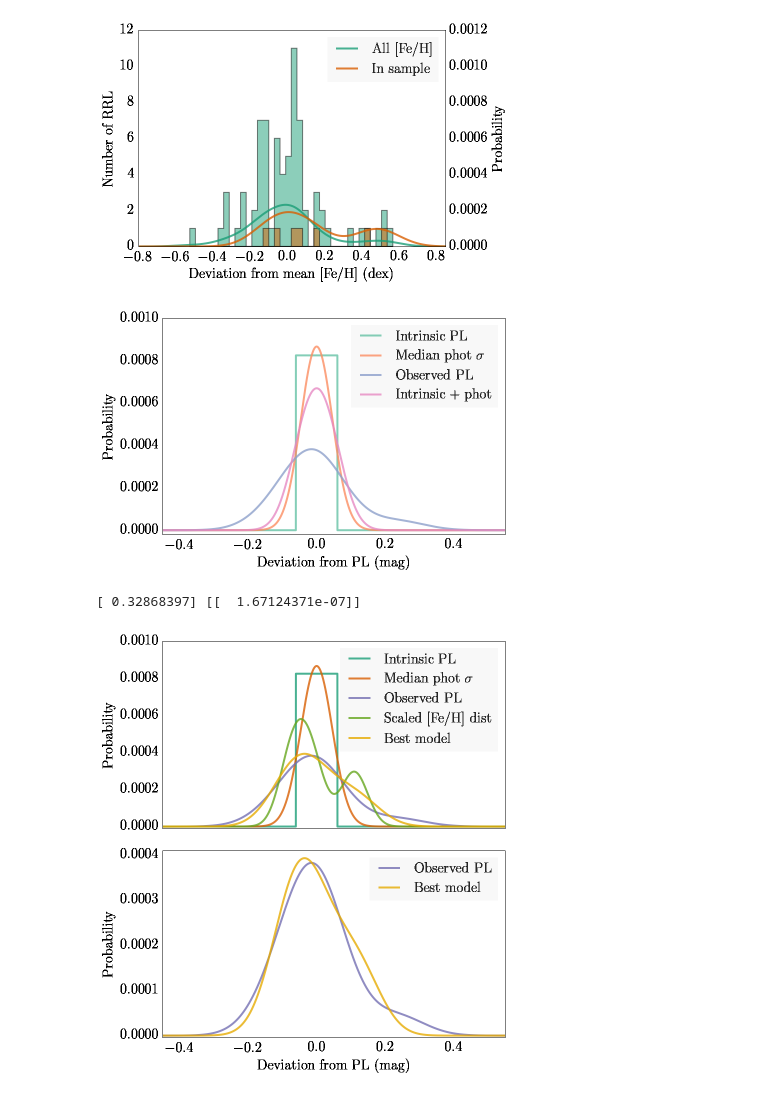
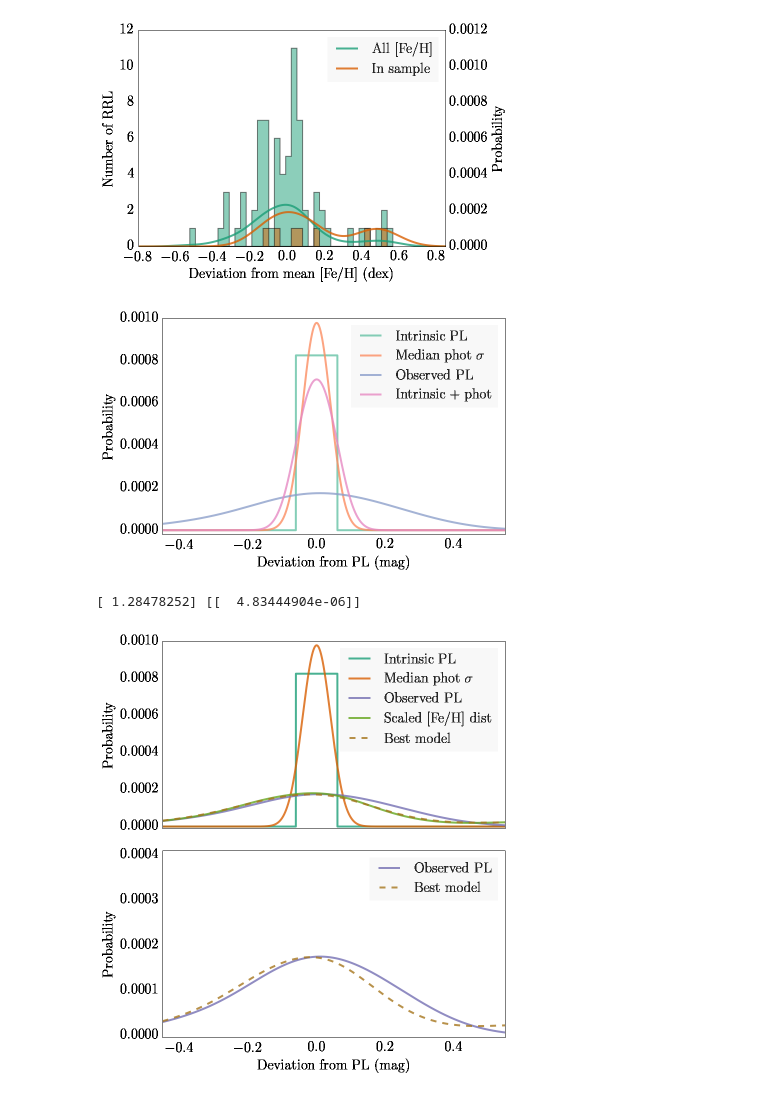
Before and after one commit to vickyscowcroft/omegaCen, a Jupyter notebook: reworked_fitting_code/Convolving_uncertianties_PL_relation_new.ipynb, the cells around one changed output. Saved outputs shown, nothing was run; the diff lists cells and outputs as text; code cells hidden in the pictures.

```diff
--- a/reworked_fitting_code/Convolving_uncertianties_PL_relation_new.ipynb
+++ b/reworked_fitting_code/Convolving_uncertianties_PL_relation_new.ipynb
@@ -37,18 +37,27 @@ df = pd.read_csv('final_data_files/uncrowded_everything_m4_clipped.csv')
 df_ab = df[df.type == 0]
 df_c = df[df.type == 1]
 
-resid_finite = np.isfinite(df_ab.resid_m4_3.values)
-resid3 = df_ab.resid_m4_3.values[resid_finite]
-merr3 = df_ab.merr_3.values[resid_finite]
+df1 = df_ab
+if df1.type.any() == 0:
+    dftype = 'ab'
+else:
+    dftype = 'c'
+
+filt = '4'
+
+resid_finite = np.isfinite(df1.resid_m4_3.values)
+resid3 = df1['resid_m4_' + filt].values[resid_finite]
+merr3 = df1['merr_' + filt].values[resid_finite]
 
 spect_finite = np.isfinite(df.spectfeh.values)
 spectfeh = df.spectfeh.values[spect_finite]
+print 'Number of metallicity values:', len(spectfeh)
 meanfeh = spectfeh.mean()
 spectfeh -= meanfeh
 
-spect_finite_2 = np.isfinite(df_ab.spectfeh.values)
+spect_finite_2 = np.isfinite(df1.spectfeh.values)
 
-spect_resid = df_ab.spectfeh.values[spect_finite_2 & resid_finite]
+spect_resid = df1.spectfeh.values[spect_finite_2 & resid_finite]
 mean_feh_resid = spect_resid.mean()
 spect_resid -= mean_feh_resid
 
@@ -117,9 +128,9 @@ plt.xlim(-0.45,0.55)
 plt.xlabel('Deviation from PL (mag)')
 plt.ylabel('Probability')
 fig.tight_layout()
-fig.savefig('final_plots/distributions_nofeh.pdf')
+fig.savefig('final_plots/distributions_nofeh_{}_{}.pdf'.format(dftype, filt))
 # %% [output]
-[figure, old version]
+[figure, new version]
 # %%
 # so we divide big_grid by a scale factor to force the metallicity distribution
 # to fit within the observed distribution
@@ -130,7 +141,7 @@ fig.savefig('final_plots/distributions_nofeh.pdf')
 
 def get_pmf_m(big_grid, scale):
     big_grid_scaled = big_grid/scale
-    resampled_pdf_feh = np.exp(feh_kde_trim.score_samples(big_grid_scaled[:, None]))
+    resampled_pdf_feh = np.exp(feh_kde.score_samples(big_grid_scaled[:, None]))
     pmf_m = resampled_pdf_feh / sum(resampled_pdf_feh)
     return pmf_m
 # %%
@@ -149,39 +160,39 @@ def get_convolved_m(big_grid, scale):
 popt, pcov = curve_fit(get_convolved_m, big_grid, pmf_o, p0 = 0.5)
 print popt, pcov
 # %% [output]
-[ 0.32868397] [[  1.67124371e-07]]
+[ 1.28478252] [[  4.83444904e-06]]
 # %%
 pmf_m = get_pmf_m(big_grid, popt[0])
 metallicity_convolved = get_convolved_m(big_grid, popt[0])
 # %%
 fig, (ax1, ax2) = plt.subplots(2,1,figsize=(6,6.5), sharex=True)
 
 ppl.plot(ax1, big_grid,pmf_i, label='Intrinsic PL', linewidth=2, alpha=0.8)
 ax1.plot(big_grid,pmf_p, label='Median phot $\sigma$', alpha=0.8)
 ax1.plot(big_grid,pmf_o, label='Observed PL', alpha=0.8)
 ax1.plot(big_grid,conv_pmf, alpha=0.)
 ax1.plot(big_grid,pmf_m, label="Scaled [Fe/H] dist", alpha=0.8)
-ax1.plot(big_grid,metallicity_convolved, label="Best model", alpha=0.8)
+ax1.plot(big_grid,metallicity_convolved, label="Best model", linestyle='--', color=set2[6], alpha=0.8)
 
-ppl.plot(ax2, big_grid,pmf_o, label='Observed PL', color=set2[2], linewidth=2, alpha=0.8)
-ax2.plot(big_grid,metallicity_convolved, label="Best model", color=set2[5], alpha=0.8)
+ppl.plot(ax2, big_grid, pmf_o, label='Observed PL', color=set2[2], linewidth=2, alpha=0.8)
+ax2.plot(big_grid,metallicity_convolved, label="Best model", linestyle='--', color=set2[6], alpha=0.8)
 
 ax2.set_xlabel('Deviation from PL (mag)')
 ax1.set_ylabel('Probability')
 ax2.set_ylabel('Probability')
 
 #title_text = 'Best fit metallicity model, scale factor = {:.3f}'.format(popt[0])
 ppl.legend(ax1, loc='best', prop={'size':14})
 ppl.legend(ax2, loc='best', prop={'size':14})
 #plt.suptitle(title_text)
 ax1.set_xlim(-0.45,0.55)
 ylim = np.array([-0.00001, 0.001])
 ax1.set_ylim(ylim)
 ax2.set_ylim(ylim * 0.41)
 fig.tight_layout()
-fig.savefig('final_plots/distributions.pdf')
+fig.savefig('final_plots/distributions_{}_{}.pdf'.format(dftype, filt))
 # %% [output]
-[figure, old version]
+[figure, new version]
 # %%
 from IPython.display import Image
 from IPython.display import display
```
Also changed, not shown: parts of 3 cells of this notebook, 18 other files.
